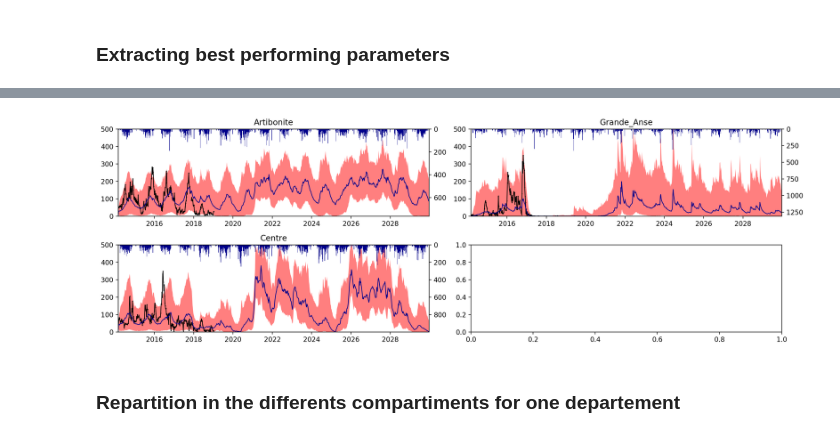
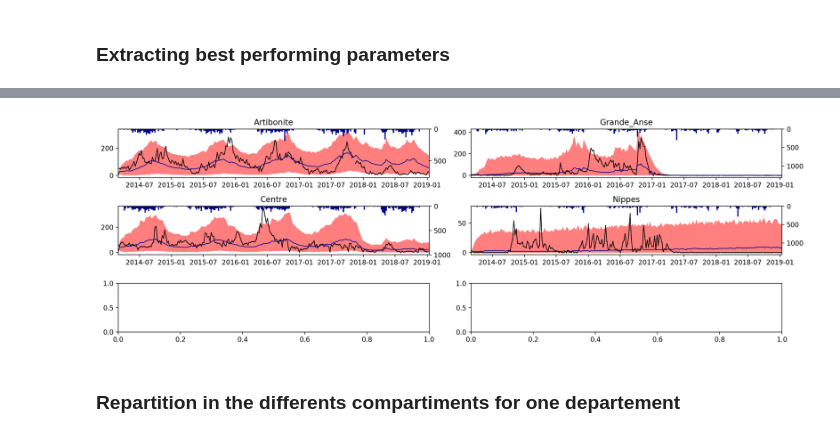
Before and after one commit to jcblemai/haiti-mass-ocv-campaign, a Jupyter notebook: forecast.ipynb, the cells around one changed output, grey strips where cells are left out. Cells and saved outputs as stored; diff of their text form; code cells hidden in the pictures.

```diff
--- a/forecast.ipynb
+++ b/forecast.ipynb
@@ -176,28 +180,28 @@ params_disp
 # %%
 ti = input_parameters['t_start']
 tf = input_parameters['t_end']
-tf = t_for
+#tf = t_for
 
 fig, axes = plt.subplots((len(dept_avail))//2+1, 2, figsize=(15,5), squeeze = True, dpi = 200);
 fig.patch.set_facecolor('white')
 axes = axes.flatten();
 for i, dp in enumerate(dept_avail):
 
     axt =  axes[i].twinx()
     axes[i].plot(cases[dp][t_start:][ti:tf], marker='.', linestyle='-',color='k', linewidth=1, markersize=1 )
     axes[i].fill_between(all_data[dp]['cases']['q05'][ti:tf].index, all_data[dp]['cases']['q05'][ti:tf], all_data[dp]['cases']['q95'][ti:tf], alpha = .5, color = 'red', linewidth = 0)
     axes[i].plot(all_data[dp]['cases']['q50'][ti:tf], alpha = 1,linestyle='-', linewidth = 1, color = 'darkblue')
     axt.bar(pd.date_range(ti,tf, freq='W-SAT').date, rain[dp].resample('W-SAT').sum()[ti:tf], label = r'Rainfall', color = 'darkblue', width=7, alpha = 1)
 
     axes[i].set_title(dp)
-    axes[i].set_ylim(0, 500)
+    #axes[i].set_ylim(0, 500)
     axt.set_ylim(4*max(rain[dp].resample('W-SAT').sum()[t_start:t_for]),0) # check if only reverse y
     axes[i].set_xlim(ti, tf)
     #axes[i].legend()
 
 fig.tight_layout()
 # %% [output]
-[figure, old version]
+[figure, new version]
 # %% [markdown]
 ### Repartition in the differents compartiments for one departement
 # %%
```
Also changed, not shown: parts of 3 cells of this notebook, 1 other file.
